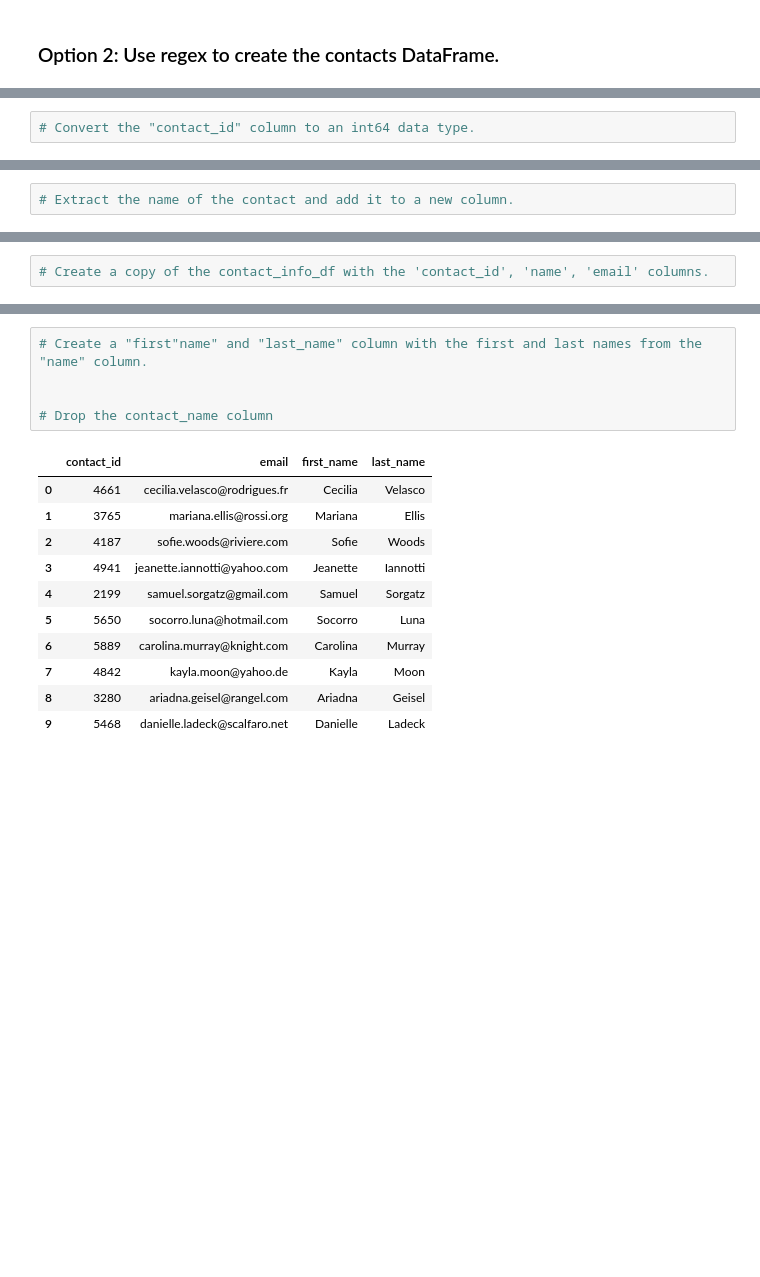
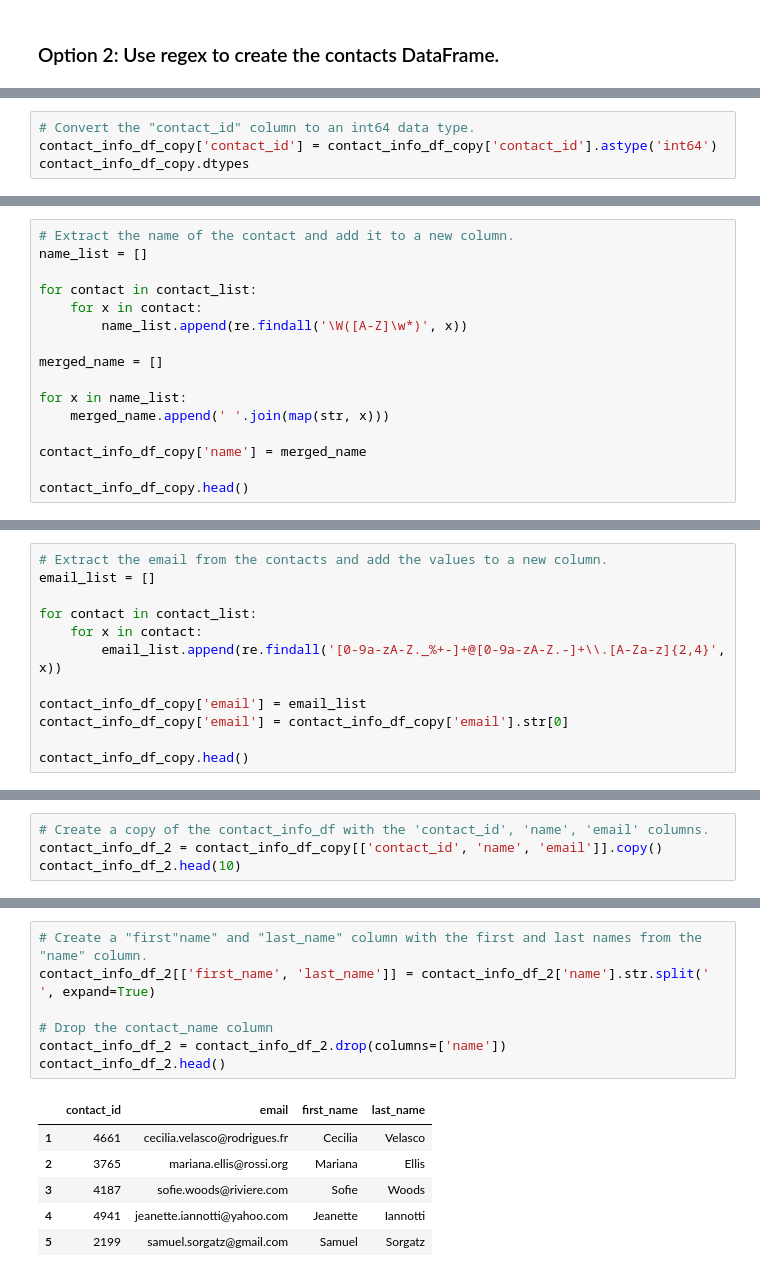
Before and after one commit to rocklurva/Crowdfunding_ETL, a Jupyter notebook: ETL_Mini_Project_CWong.ipynb, the cells around one changed output, grey strips where cells are left out. Cells and saved outputs as stored; diff of their text form; blank space fills up the shorter version.

Commit message:
added contact info and csv

```diff
--- a/ETL_Mini_Project_CWong.ipynb
+++ b/ETL_Mini_Project_CWong.ipynb
@@ -424,3 +447,5 @@ memory usage: 15.8+ KB
 # %%
 # Convert the "contact_id" column to an int64 data type.
+contact_info_df_copy['contact_id'] = contact_info_df_copy['contact_id'].astype('int64')
+contact_info_df_copy.dtypes
 # %% [output]
@@ -436,4 +455,18 @@ memory usage: 15.8+ KB
 # %%
 # Extract the name of the contact and add it to a new column.
+name_list = []
+
+for contact in contact_list:
+    for x in contact:
+        name_list.append(re.findall('\W([A-Z]\w*)', x))
+
+merged_name = []
+
+for x in name_list:
+    merged_name.append(' '.join(map(str, x)))
+
+contact_info_df_copy['name'] = merged_name
+
+contact_info_df_copy.head()
 # %% [output]
 |  | contact_info | contact_id | name |
@@ -463,0 +478,12 @@ memory usage: 15.8+ KB
+# %%
+# Extract the email from the contacts and add the values to a new column.
+email_list = []
+
+for contact in contact_list:
+    for x in contact:
+        email_list.append(re.findall('[0-9a-zA-Z._%+-]+@[0-9a-zA-Z.-]+\\.[A-Za-z]{2,4}', x))
+
+contact_info_df_copy['email'] = email_list
+contact_info_df_copy['email'] = contact_info_df_copy['email'].str[0]
+
+contact_info_df_copy.head()
@@ -464,4 +497,6 @@ memory usage: 15.8+ KB
 # %%
 # Create a copy of the contact_info_df with the 'contact_id', 'name', 'email' columns.
+contact_info_df_2 = contact_info_df_copy[['contact_id', 'name', 'email']].copy()
+contact_info_df_2.head(10)
 # %% [output]
 |  | contact_id | name | email |
@@ -478,19 +513,16 @@ memory usage: 15.8+ KB
 # %%
 # Create a "first"name" and "last_name" column with the first and last names from the "name" column.
-
+contact_info_df_2[['first_name', 'last_name']] = contact_info_df_2['name'].str.split(' ', expand=True)
 
 # Drop the contact_name column
+contact_info_df_2 = contact_info_df_2.drop(columns=['name'])
+contact_info_df_2.head()
 # %% [output]
 |  | contact_id | email | first_name | last_name |
-| 0 | 4661 | cecilia.velasco@rodrigues.fr | Cecilia | Velasco |
-| 1 | 3765 | mariana.ellis@rossi.org | Mariana | Ellis |
-| 2 | 4187 | sofie.woods@riviere.com | Sofie | Woods |
-| 3 | 4941 | jeanette.iannotti@yahoo.com | Jeanette | Iannotti |
-| 4 | 2199 | samuel.sorgatz@gmail.com | Samuel | Sorgatz |
-| 5 | 5650 | socorro.luna@hotmail.com | Socorro | Luna |
-| 6 | 5889 | carolina.murray@knight.com | Carolina | Murray |
-| 7 | 4842 | kayla.moon@yahoo.de | Kayla | Moon |
-| 8 | 3280 | ariadna.geisel@rangel.com | Ariadna | Geisel |
-| 9 | 5468 | danielle.ladeck@scalfaro.net | Danielle | Ladeck |
+| 1 | 4661 | cecilia.velasco@rodrigues.fr | Cecilia | Velasco |
+| 2 | 3765 | mariana.ellis@rossi.org | Mariana | Ellis |
+| 3 | 4187 | sofie.woods@riviere.com | Sofie | Woods |
+| 4 | 4941 | jeanette.iannotti@yahoo.com | Jeanette | Iannotti |
+| 5 | 2199 | samuel.sorgatz@gmail.com | Samuel | Sorgatz |
 # %%
 # Reorder the columns
```
Also changed, not shown: parts of 14 cells of this notebook, 1 other file.
